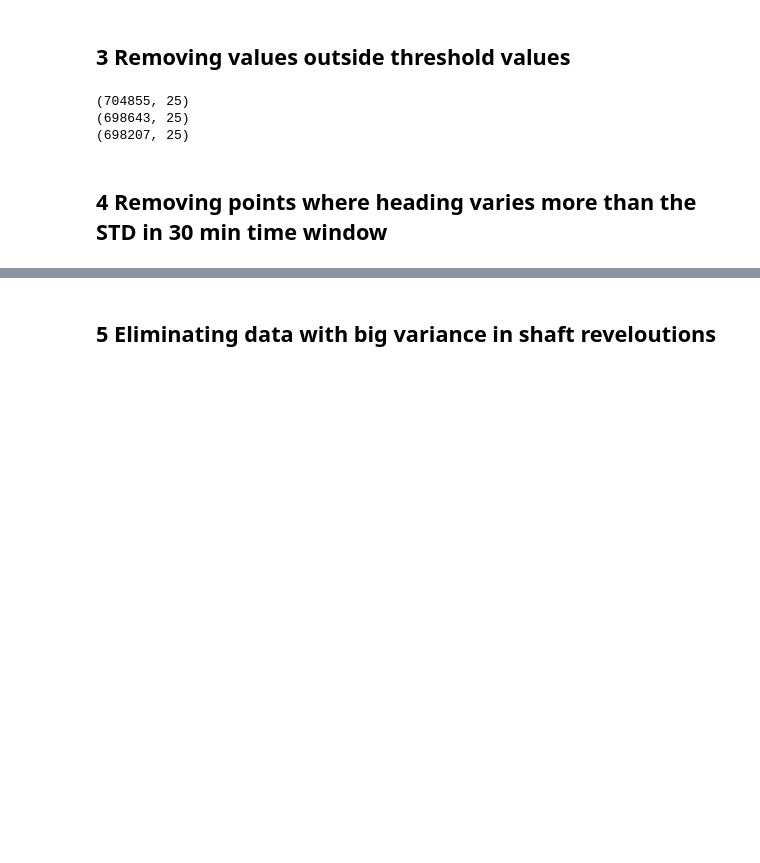
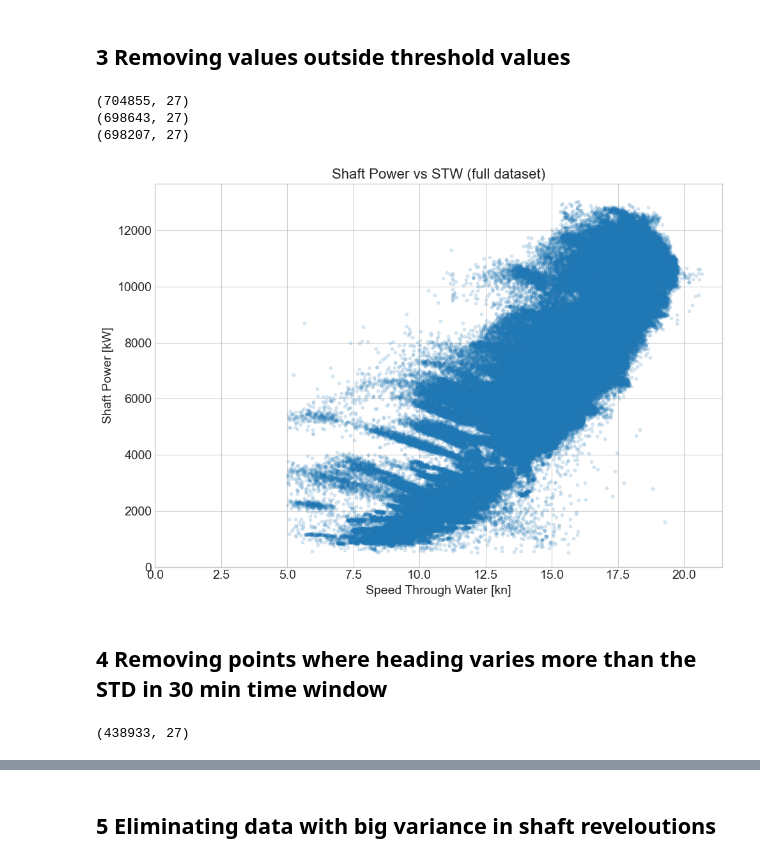
Before and after one commit to bendibk/TMR12, a Jupyter notebook: 04_prepare_dataset.ipynb, the cells around one changed output, grey strips where cells are left out. Cells and saved outputs as stored; diff of their text form; code cells hidden in the pictures; blank space fills up the shorter version.

```diff
--- a/04_prepare_dataset.ipynb
+++ b/04_prepare_dataset.ipynb
@@ -72,7 +72,9 @@ Before filtering: 780345
 After filtering : 736212
 Rows removed    : 736212
 # %%
-df = df.drop(columns=['draft_fwd', 'draft_aft', 'goodwx', 'u10', 'v10', 'vo', 'uo', 'WindAngleRelative_deg', 'WindSpeedRelative_m_s'])
+df = df.drop(columns=['draft_fwd', 'draft_aft', 'goodwx', 'u10', 'v10', 'vo', 'uo',
+#'WindAngleRelative_deg', 'WindSpeedRelative_m_s'
+])
 # %% [markdown]
 ## 3 Removing values outside threshold values
 # %%
@@ -93,9 +95,47 @@ def remove_threashold_values(df):
 
 df = remove_threashold_values(df)
 # %% [output]
-(704855, 25)
-(698643, 25)
-(698207, 25)
+(704855, 27)
+(698643, 27)
+(698207, 27)
+# %%
+import pandas as pd
+import matplotlib.pyplot as plt
+
+plt.style.use("seaborn-v0_8-whitegrid")
+
+# Match your sizes
+LABEL_FS = 14
+TICK_FS  = 14
+LEGEND_FS = 15  # not used here, but kept for consistency
+TITLE_FS = 16
+
+# Load data
+
+df["timestamp"] = pd.to_datetime(df["timestamp"])
+if df["timestamp"].dt.tz is None:
+    df["timestamp"] = df["timestamp"].dt.tz_localize("UTC")
+else:
+    df["timestamp"] = df["timestamp"].dt.tz_convert("UTC")
+
+# Plot: Shaft power vs STW (full dataset)
+fig, ax = plt.subplots(figsize=(10, 7))
+ax.scatter(df["SpeedThroughWater_kn"], df["ShaftPower_kW"], s=10, alpha=0.15)
+
+ax.set_xlabel("Speed Through Water [kn]", fontsize=LABEL_FS)
+ax.set_ylabel("Shaft Power [kW]", fontsize=LABEL_FS)
+ax.set_title("Shaft Power vs STW (full dataset)", fontsize=TITLE_FS)
+
+ax.tick_params(axis="both", labelsize=TICK_FS)
+
+ax.set_xlim(left=0)  # 0 to automatic max
+ax.set_ylim(bottom=0)  # 0 to automatic max
+
+ax.grid(True)
+plt.tight_layout()
+plt.show()
+# %% [output]
+[figure, added]
 # %% [markdown]
 ## 4 Removing points where heading varies more than the STD in 30 min time window
 # %%
@@ -148,3 +188,7 @@ def filter_heading_std(df, heading_col='heading', window_minutes=30, std_thresho
     return df[mask].copy()
 
 df = filter_heading_std(df, heading_col='HeadingTrue_deg', window_minutes=10, std_threshold=0.6)
+
+print(df.shape)
+# %% [output]
+(438933, 27)
```
Also changed, not shown: parts of 5 cells of this notebook.
